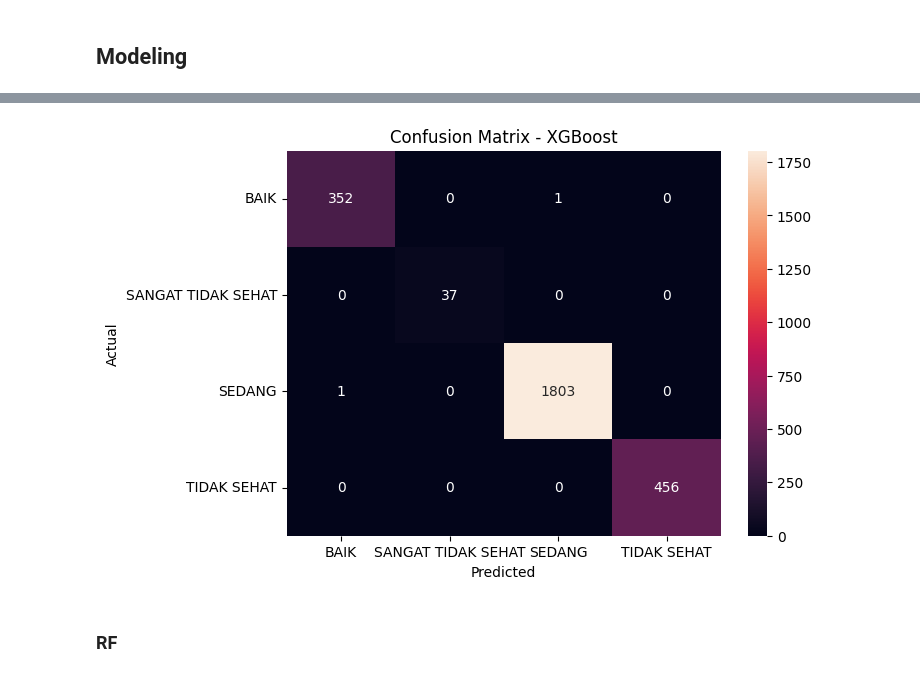
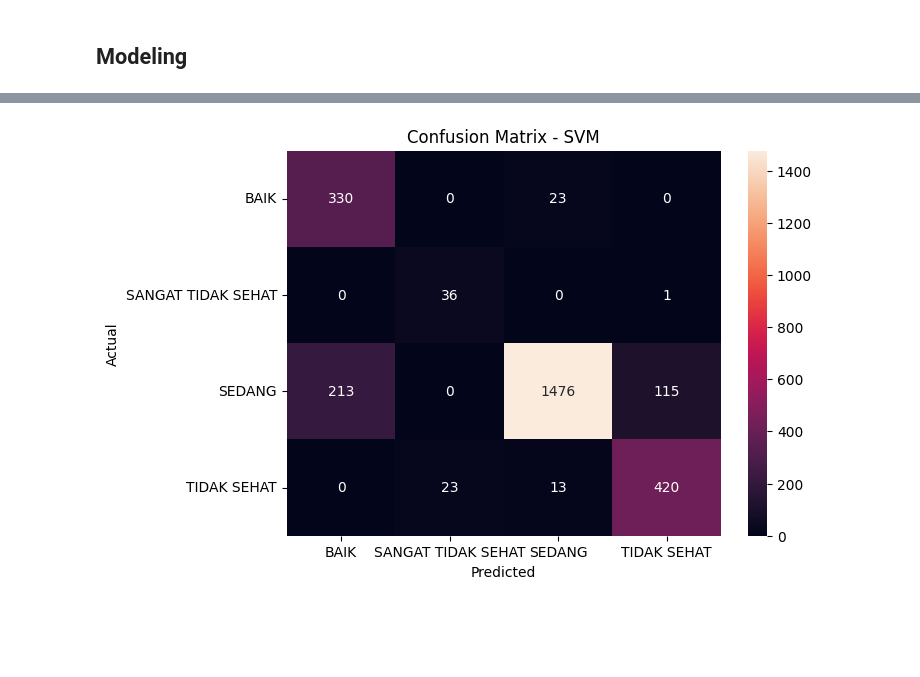
Before and after one commit to nabhylanr/ISPU-Classification, a Jupyter notebook: ispu_classification_baseline.ipynb, the cells around one changed output, grey strips where cells are left out. Cells and saved outputs as stored; diff of their text form; code cells hidden in the pictures; blank space fills up the shorter version.

Commit message:
add model

```diff
--- a/ispu_classification_baseline.ipynb
+++ b/ispu_classification_baseline.ipynb
@@ -257,7 +257,7 @@ df = df.drop_duplicates()
 df = df.dropna(subset=['kategori'])
 
 # drop fitur yang tidak diperlukan
-df = df.drop(['periode_data','bulan','tanggal','stasiun'], axis=1)
+df = df.drop(['periode_data','bulan','tanggal','stasiun', 'max'], axis=1)
 
 # drop kategori tidak ada data dan o3 karena o3 harusnya parameter bukan kategori
 df = df[df['kategori'] != 'TIDAK ADA DATA']
@@ -432,19 +463,0 @@ X_test_scaled = pd.concat([X_test_scaled_df, X_test_cat], axis=1)
-# %%
-model = XGBClassifier(
-    n_estimators=300,
-    learning_rate=0.05,
-    max_depth=6,
-    subsample=0.8,
-    colsample_bytree=0.8,
-    objective='multi:softmax',
-    num_class=len(le.classes_),
-    random_state=42
-)
-
-model.fit(X_train_scaled, y_train_enc)
-
-y_pred = model.predict(X_test_scaled)
-
-print("Accuracy:", accuracy_score(y_test_enc, y_pred))
-print("\nClassification Report:")
-print(classification_report(y_test_enc, y_pred, target_names=le.classes_))
@@ -464,0 +464,19 @@ SANGAT TIDAK SEHAT       1.00      1.00      1.00        37
+# %%
+svm_clf = SVC(
+    kernel='rbf',
+    class_weight='balanced',
+    probability=True,
+    random_state=42
+)
+
+svm_clf.fit(X_train_scaled, y_train_enc)
+
+svm_pred = svm_clf.predict(X_test_scaled)
+
+print("Accuracy:", accuracy_score(y_test_enc, svm_pred))
+print("Precision (weighted):", precision_score(y_test_enc, svm_pred, average='weighted'))
+print("Recall (weighted):", recall_score(y_test_enc, svm_pred, average='weighted'))
+print("F1-Score (weighted):", f1_score(y_test_enc, svm_pred, average='weighted'))
+
+print("\nClassification Report:")
+print(classification_report(y_test_enc, svm_pred, target_names=le.classes_))
@@ -465,12 +500,10 @@ SANGAT TIDAK SEHAT       1.00      1.00      1.00        37
 # %%
 plt.figure(figsize=(7,5))
-cm = confusion_matrix(y_test_enc, y_pred)
+cm = confusion_matrix(y_test_enc, svm_pred)
 sns.heatmap(cm, annot=True, fmt='d', xticklabels=le.classes_, yticklabels=le.classes_)
-plt.title("Confusion Matrix - XGBoost")
+plt.title("Confusion Matrix - SVM")
 plt.xlabel("Predicted")
 plt.ylabel("Actual")
 plt.show()
 # %% [output]
-[figure, old version]
+[figure, new version]
-# %% [markdown]
-### RF
```
Also changed, not shown: parts of 21 cells of this notebook.
